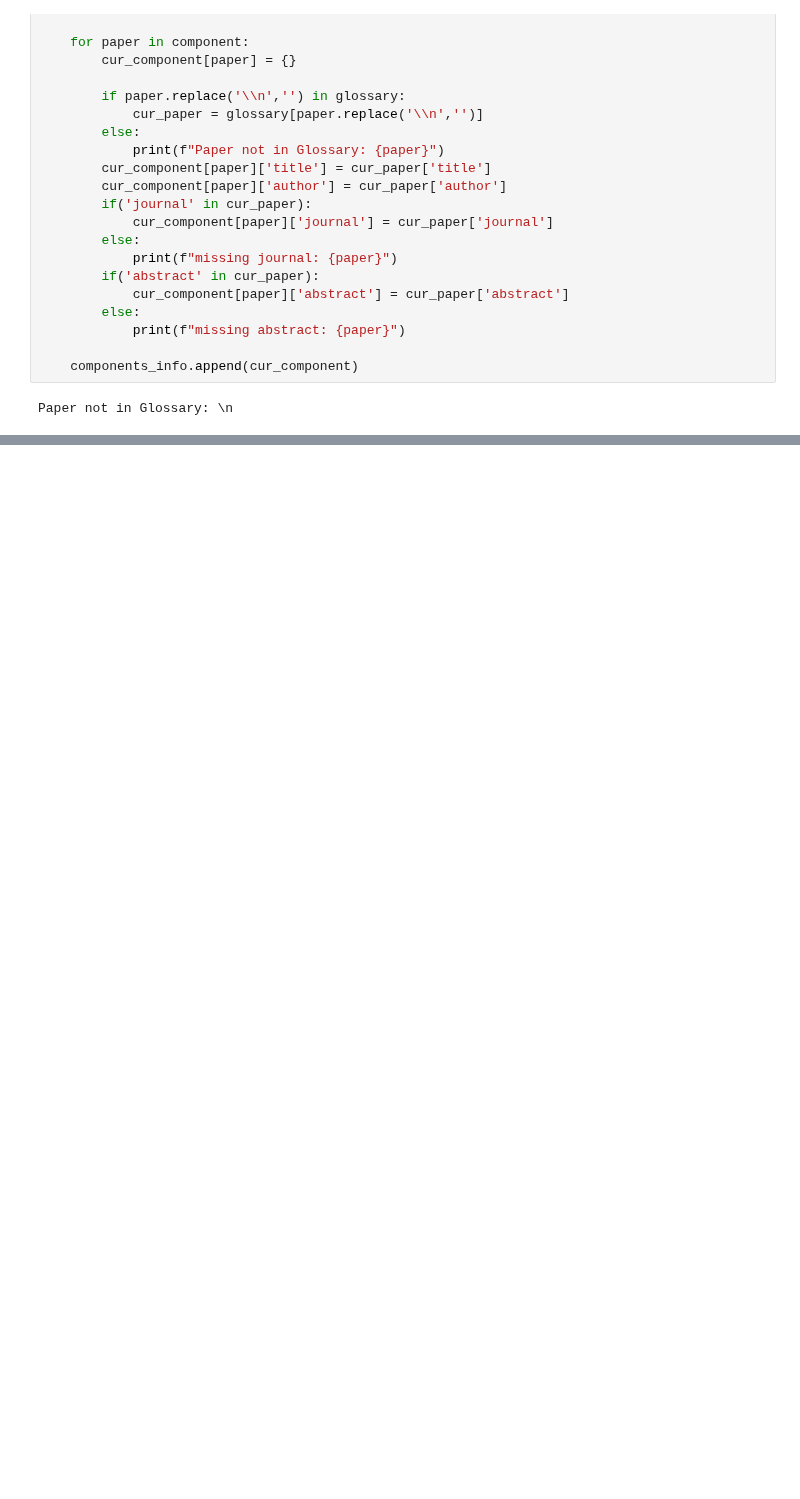
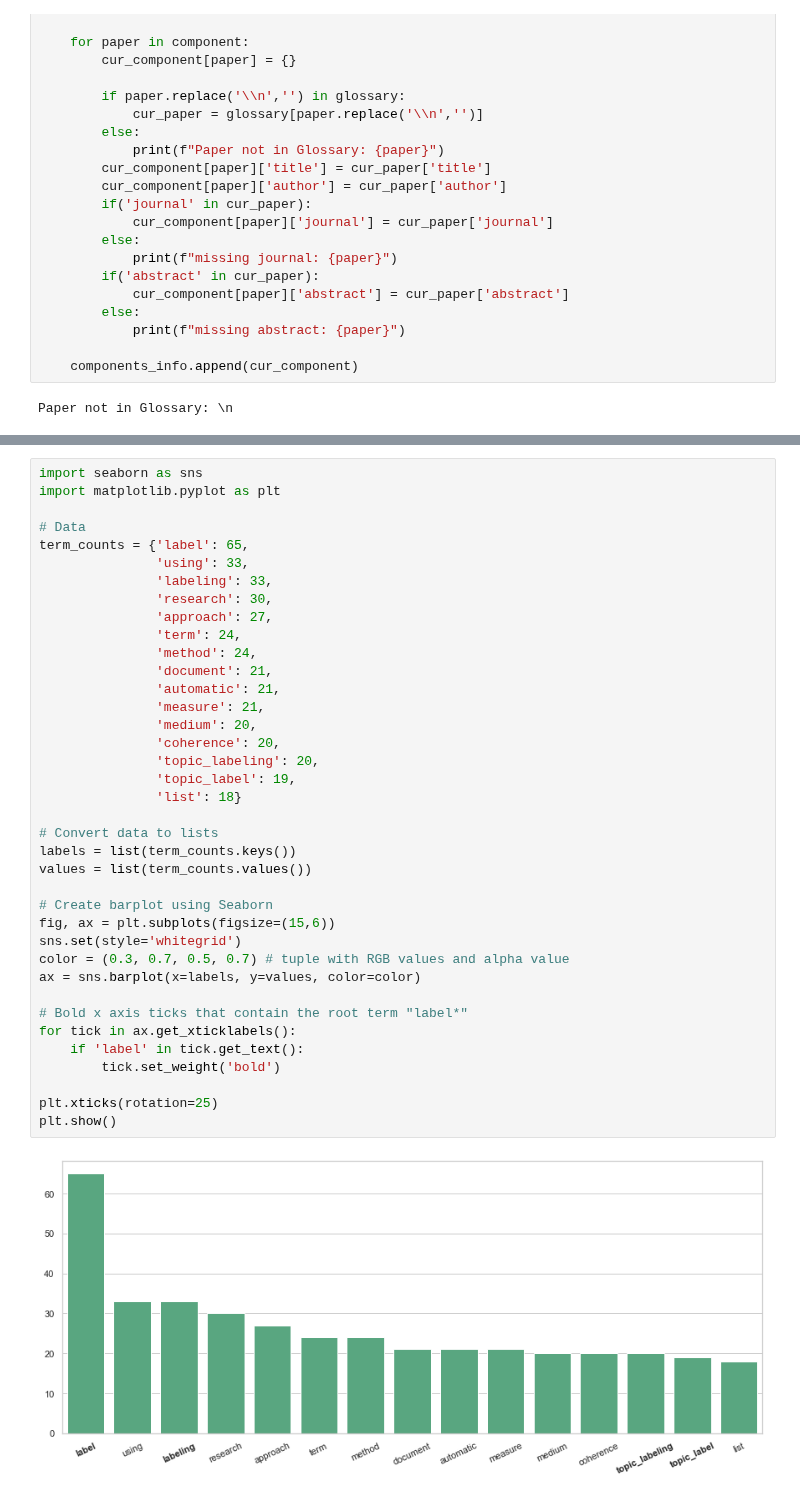
Before and after one commit to iberius96/Msc_Thesis, a Jupyter notebook: Paper Graphs/selection_network.ipynb, the cells around one changed output, grey strips where cells are left out. Saved outputs shown, nothing was run; the diff lists cells and outputs as text; blank space fills up the shorter version.

```diff
--- a/Paper Graphs/selection_network.ipynb
+++ b/Paper Graphs/selection_network.ipynb
@@ -128,0 +136,40 @@ Applying LDA Topic Modeling in Communication Research: Toward a Valid and Reliab
+# %%
+import seaborn as sns
+import matplotlib.pyplot as plt
+
+# Data
+term_counts = {'label': 65,
+               'using': 33,
+               'labeling': 33,
+               'research': 30,
+               'approach': 27,
+               'term': 24,
+               'method': 24,
+               'document': 21,
+               'automatic': 21,
+               'measure': 21,
+               'medium': 20,
+               'coherence': 20,
+               'topic_labeling': 20,
+               'topic_label': 19,
+               'list': 18}
+
+# Convert data to lists
+labels = list(term_counts.keys())
+values = list(term_counts.values())
+
+# Create barplot using Seaborn
+fig, ax = plt.subplots(figsize=(15,6))
+sns.set(style='whitegrid')
+color = (0.3, 0.7, 0.5, 0.7) # tuple with RGB values and alpha value
+ax = sns.barplot(x=labels, y=values, color=color)
+
+# Bold x axis ticks that contain the root term "label*"
+for tick in ax.get_xticklabels():
+    if 'label' in tick.get_text():
+        tick.set_weight('bold')
+
+plt.xticks(rotation=25)
+plt.show()
+# %% [output]
+[figure, added]
```
Also changed, not shown: parts of 8 cells of this notebook, 14 other files.
